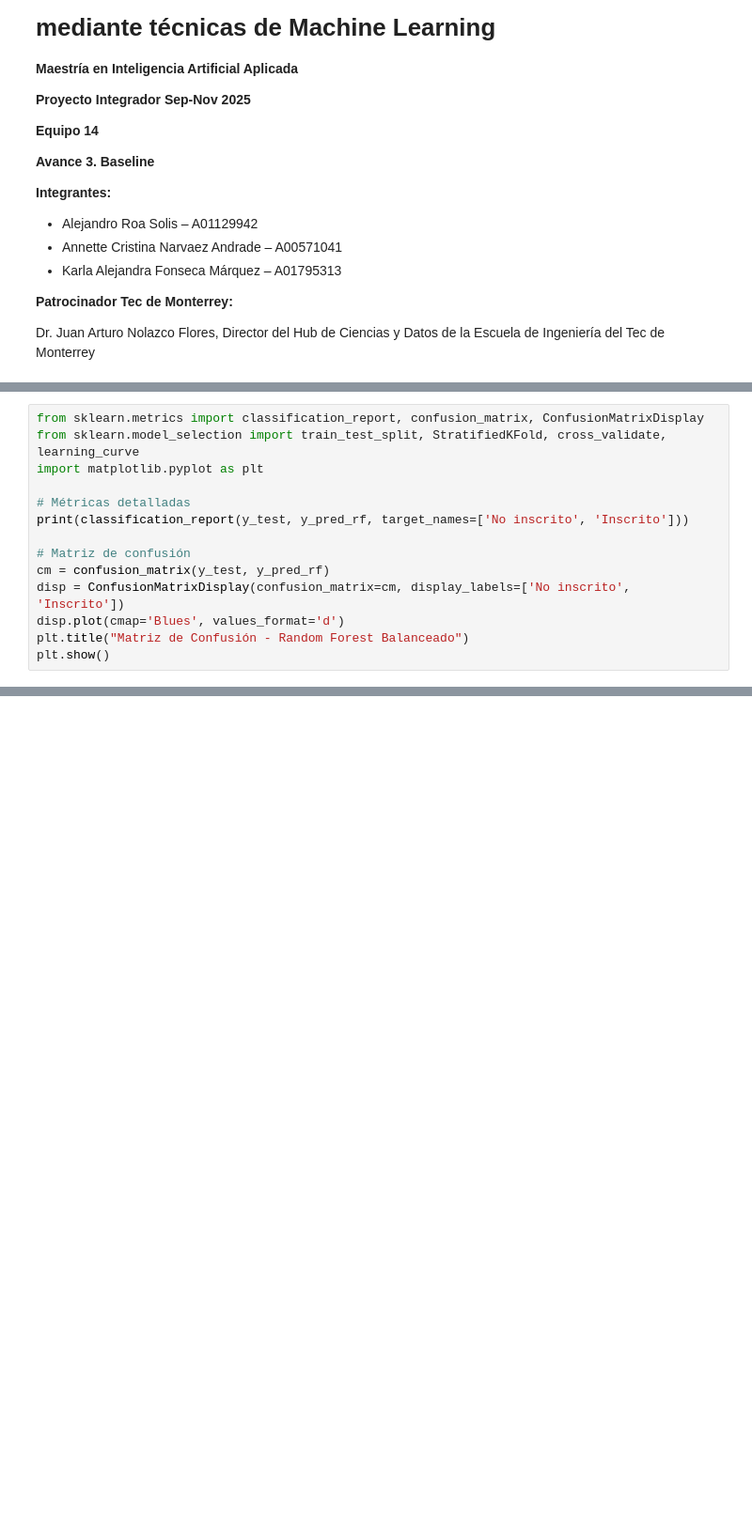
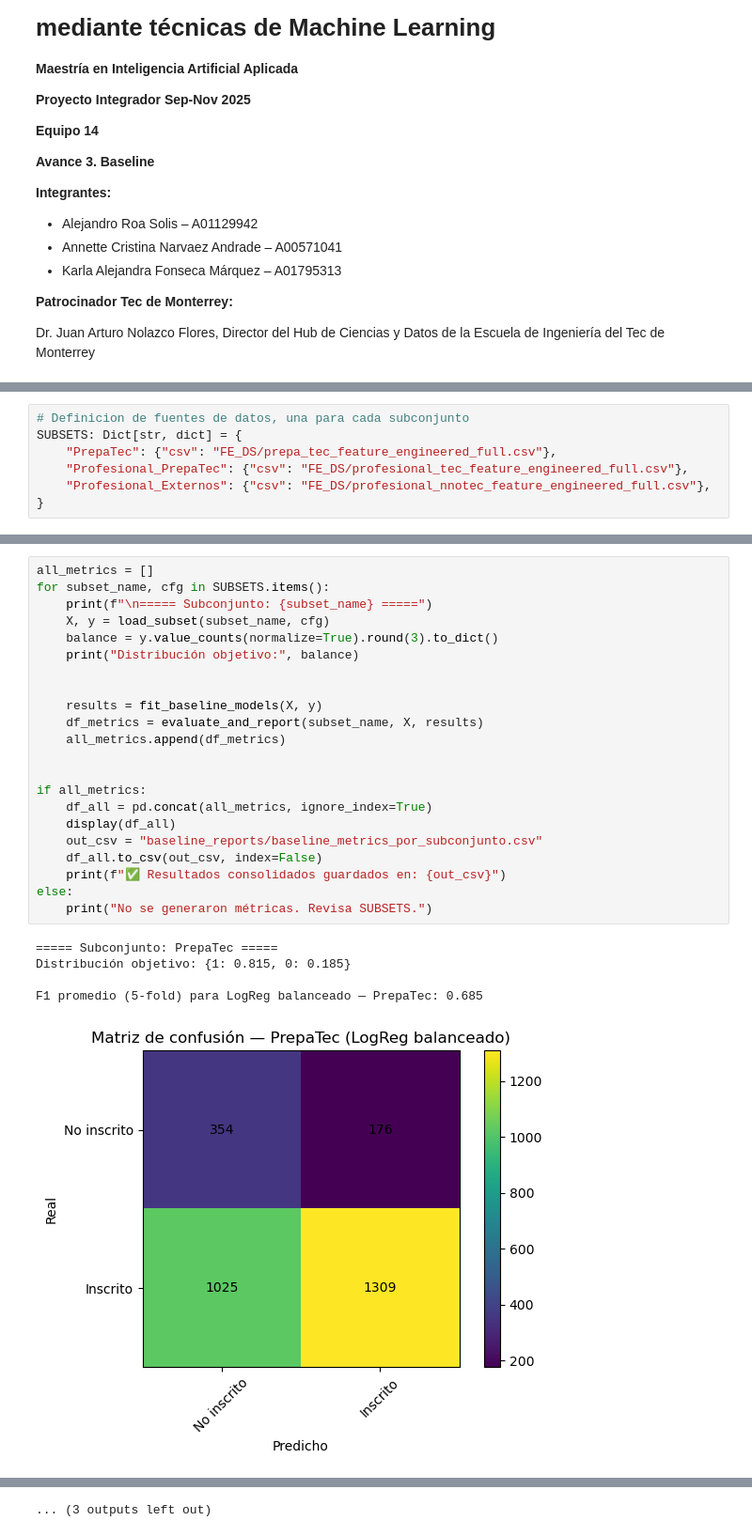
Before and after one commit to kfonsecam/ProyectoIntegrador_ModeloAtraccion, a Jupyter notebook: Avance3_Equipo14.ipynb, the cells around one changed output, grey strips where cells are left out. Shown at 94% size. Drawn from its saved outputs; the diff is of its cells as text; blank space fills up the shorter version.

```diff
--- a/Avance3_Equipo14.ipynb
+++ b/Avance3_Equipo14.ipynb
@@ -180,14 +21,0 @@ El conjunto de datos presenta un fuerte desbalance (81 % inscritos vs. 19 % no i
-# %%
-from sklearn.metrics import classification_report, confusion_matrix, ConfusionMatrixDisplay
-from sklearn.model_selection import train_test_split, StratifiedKFold, cross_validate, learning_curve
-import matplotlib.pyplot as plt
-
-# Métricas detalladas
-print(classification_report(y_test, y_pred_rf, target_names=['No inscrito', 'Inscrito']))
-
-# Matriz de confusión
-cm = confusion_matrix(y_test, y_pred_rf)
-disp = ConfusionMatrixDisplay(confusion_matrix=cm, display_labels=['No inscrito', 'Inscrito'])
-disp.plot(cmap='Blues', values_format='d')
-plt.title("Matriz de Confusión - Random Forest Balanceado")
-plt.show()
@@ -317,0 +61,7 @@ Esto sugiere que aún hay margen para mejorar el *recall* de los inscritos y la
+# %%
+# Definicion de fuentes de datos, una para cada subconjunto
+SUBSETS: Dict[str, dict] = {
+    "PrepaTec": {"csv": "FE_DS/prepa_tec_feature_engineered_full.csv"},
+    "Profesional_PrepaTec": {"csv": "FE_DS/profesional_tec_feature_engineered_full.csv"},
+    "Profesional_Externos": {"csv": "FE_DS/profesional_nnotec_feature_engineered_full.csv"},
+}
@@ -317,0 +254,28 @@ Esto sugiere que aún hay margen para mejorar el *recall* de los inscritos y la
+# %%
+all_metrics = []
+for subset_name, cfg in SUBSETS.items():
+    print(f"\n===== Subconjunto: {subset_name} =====")
+    X, y = load_subset(subset_name, cfg)
+    balance = y.value_counts(normalize=True).round(3).to_dict()
+    print("Distribución objetivo:", balance)
+
+
+    results = fit_baseline_models(X, y)
+    df_metrics = evaluate_and_report(subset_name, X, results)
+    all_metrics.append(df_metrics)
+
+
+if all_metrics:
+    df_all = pd.concat(all_metrics, ignore_index=True)
+    display(df_all)
+    out_csv = "baseline_reports/baseline_metrics_por_subconjunto.csv"
+    df_all.to_csv(out_csv, index=False)
+    print(f"✅ Resultados consolidados guardados en: {out_csv}")
+else:
+    print("No se generaron métricas. Revisa SUBSETS.")
+# %% [output]
+===== Subconjunto: PrepaTec =====
+Distribución objetivo: {1: 0.815, 0: 0.185}
+
+F1 promedio (5-fold) para LogReg balanceado — PrepaTec: 0.685
+[figure, added]
@@ -317,0 +320 @@ Esto sugiere que aún hay margen para mejorar el *recall* de los inscritos y la
+... (3 outputs left out)
```
Also changed, not shown: parts of 35 cells of this notebook.
